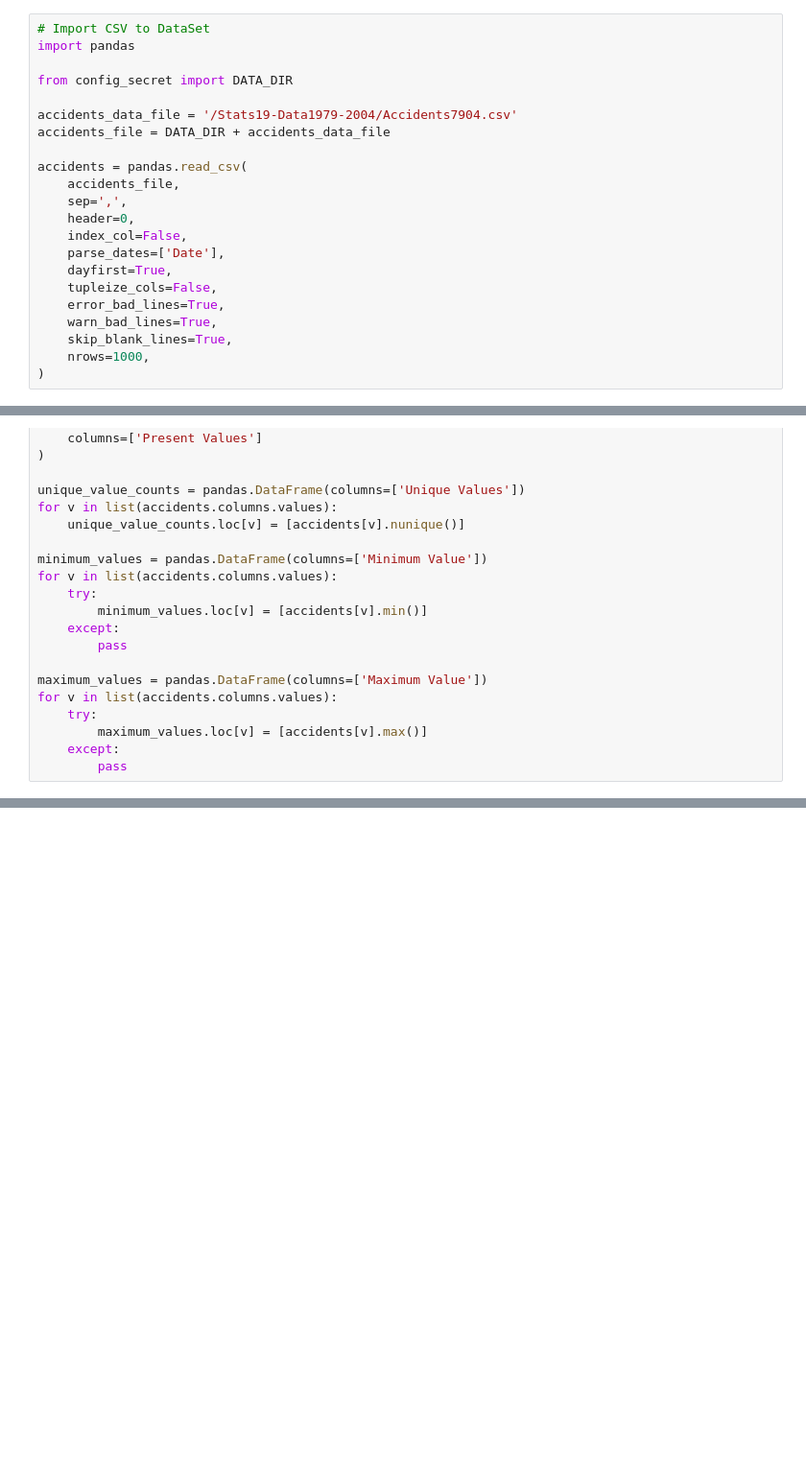
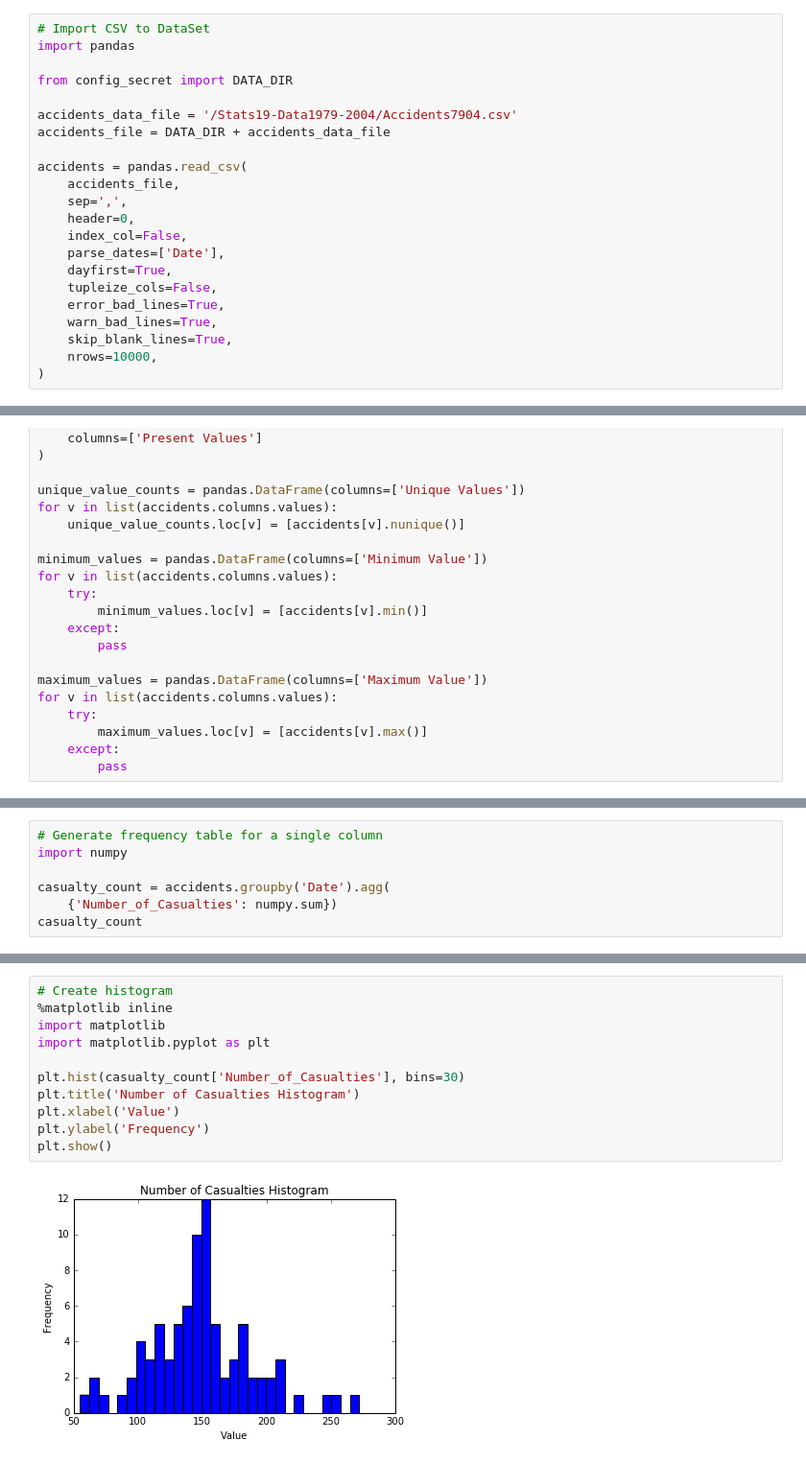
Before and after one commit to RodrigoVillatoro/python_bi_cookbook, a Jupyter notebook: pandas_accidents_analysis.ipynb, the cells around one changed output, grey strips where cells are left out. Shown: that part at 96% size. Cells and saved outputs as stored; diff of their text form; blank space fills up the shorter version.

Commit message:
histograms and matplotlib

```diff
--- a/pandas_accidents_analysis.ipynb
+++ b/pandas_accidents_analysis.ipynb
@@ -18,7 +18,7 @@ accidents = pandas.read_csv(
     error_bad_lines=True,
     warn_bad_lines=True,
     skip_blank_lines=True,
-    nrows=1000,
+    nrows=10000,
 )
 # %%
 # Create report columns
@@ -74,0 +135,7 @@ accidents.mode().transpose()
+# %%
+# Generate frequency table for a single column
+import numpy
+
+casualty_count = accidents.groupby('Date').agg(
+    {'Number_of_Casualties': numpy.sum})
+casualty_count
@@ -74,0 +211,13 @@ accidents.mode().transpose()
+# %%
+# Create histogram
+%matplotlib inline
+import matplotlib
+import matplotlib.pyplot as plt
+
+plt.hist(casualty_count['Number_of_Casualties'], bins=30)
+plt.title('Number of Casualties Histogram')
+plt.xlabel('Value')
+plt.ylabel('Frequency')
+plt.show()
+# %% [output]
+[figure, added]
```
Also changed, not shown: parts of 8 cells of this notebook.
